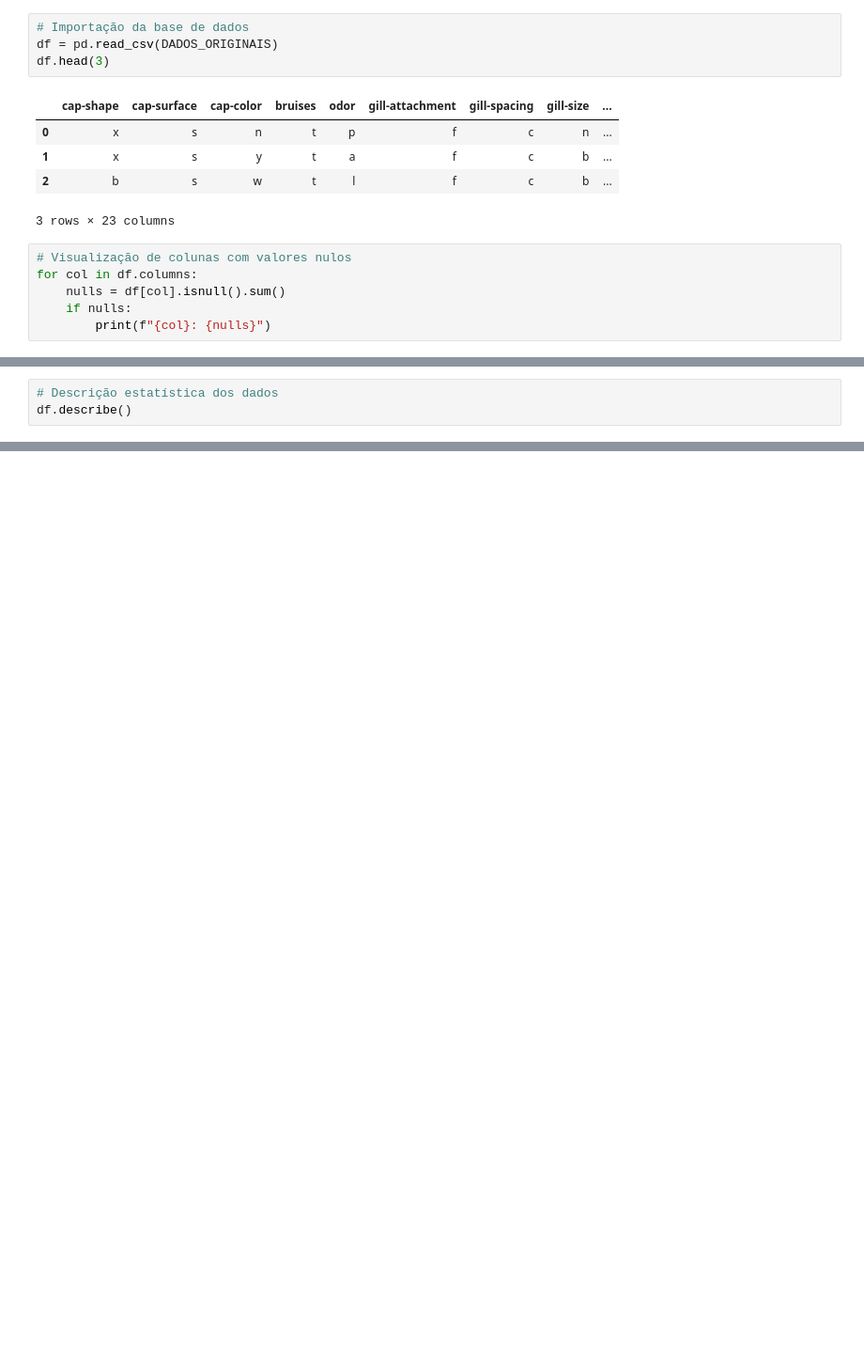
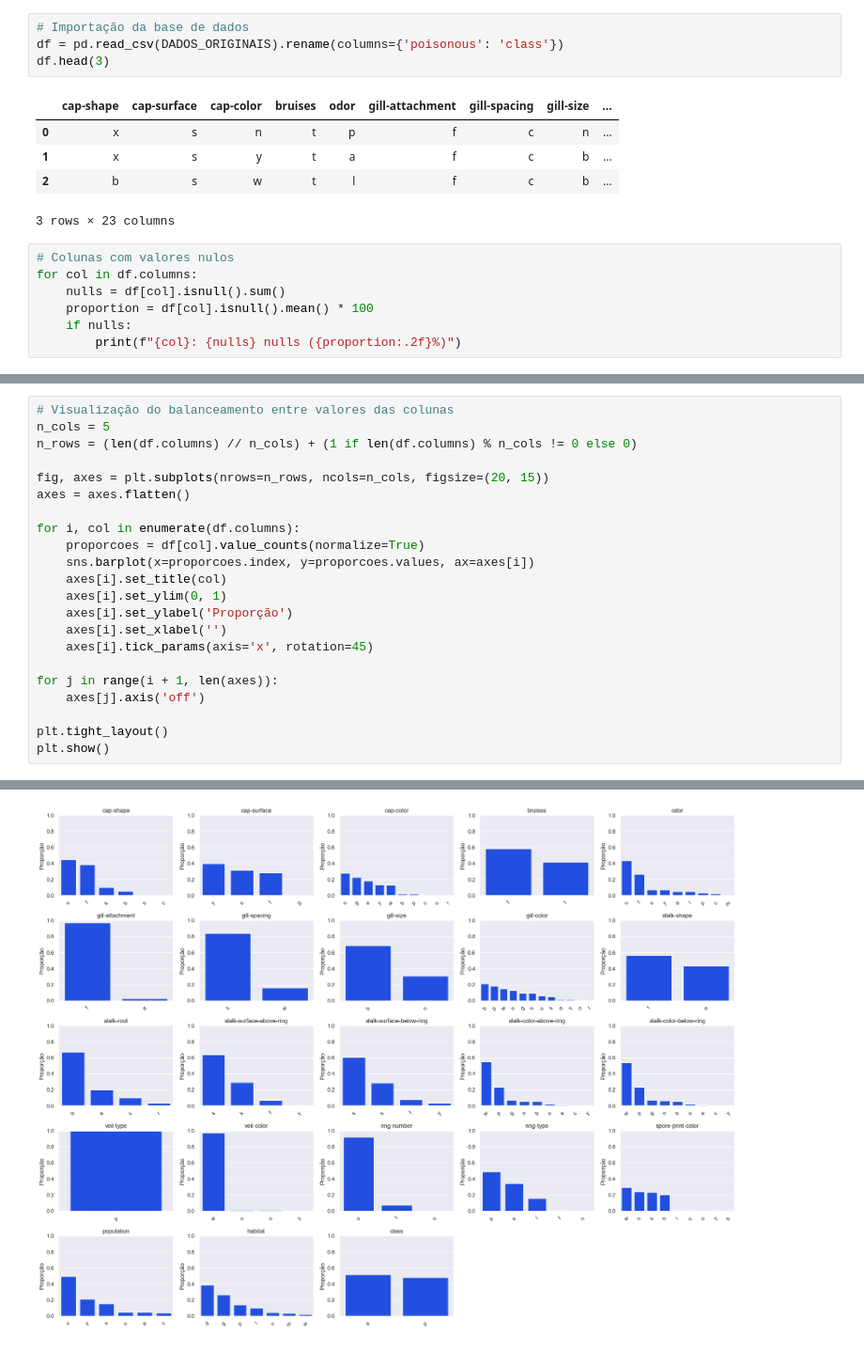
Before and after one commit to flima3/ufrn-imd3002-aprendizado-de-maquina-supervisionado, a Jupyter notebook: poisonous-mushrooms/notebooks/eda.ipynb, the cells around one changed output, grey strips where cells are left out. Shown at 94% size. Drawn from its saved outputs; the diff is of its cells as text; blank space fills up the shorter version.

```diff
--- a/poisonous-mushrooms/notebooks/eda.ipynb
+++ b/poisonous-mushrooms/notebooks/eda.ipynb
@@ -8,7 +13,7 @@ from src.config import DADOS_ORIGINAIS, DADOS_TRATADOS
 sns.set_theme(palette='bright')
 # %%
 # Importação da base de dados
-df = pd.read_csv(DADOS_ORIGINAIS)
+df = pd.read_csv(DADOS_ORIGINAIS).rename(columns={'poisonous': 'class'})
 df.head(3)
 # %% [output]
 |  | cap-shape | cap-surface | cap-color | bruises | odor | gill-attachment | gill-spacing | gill-size | ... |
@@ -17,9 +22,10 @@ df.head(3)
 | 2 | b | s | w | t | l | f | c | b | ... |
 3 rows × 23 columns
 # %%
-# Visualização de colunas com valores nulos
+# Colunas com valores nulos
 for col in df.columns:
     nulls = df[col].isnull().sum()
+    proportion = df[col].isnull().mean() * 100
     if nulls:
-        print(f"{col}: {nulls}")
+        print(f"{col}: {nulls} nulls ({proportion:.2f}%)")
 # %% [output]
@@ -48,4 +54,23 @@ memory usage: 1.4+ MB
 # %%
-# Descrição estatística dos dados
-df.describe()
+# Visualização do balanceamento entre valores das colunas
+n_cols = 5
+n_rows = (len(df.columns) // n_cols) + (1 if len(df.columns) % n_cols != 0 else 0)
+
+fig, axes = plt.subplots(nrows=n_rows, ncols=n_cols, figsize=(20, 15))
+axes = axes.flatten()
+
+for i, col in enumerate(df.columns):
+    proporcoes = df[col].value_counts(normalize=True)
+    sns.barplot(x=proporcoes.index, y=proporcoes.values, ax=axes[i])
+    axes[i].set_title(col)
+    axes[i].set_ylim(0, 1)
+    axes[i].set_ylabel('Proporção')
+    axes[i].set_xlabel('')
+    axes[i].tick_params(axis='x', rotation=45)
+
+for j in range(i + 1, len(axes)):
+    axes[j].axis('off')
+
+plt.tight_layout()
+plt.show()
 # %% [output]
@@ -57,0 +77 @@ df.describe()
+[figure, added]
```
Also changed, not shown: parts of 12 cells of this notebook, 4 other files.
